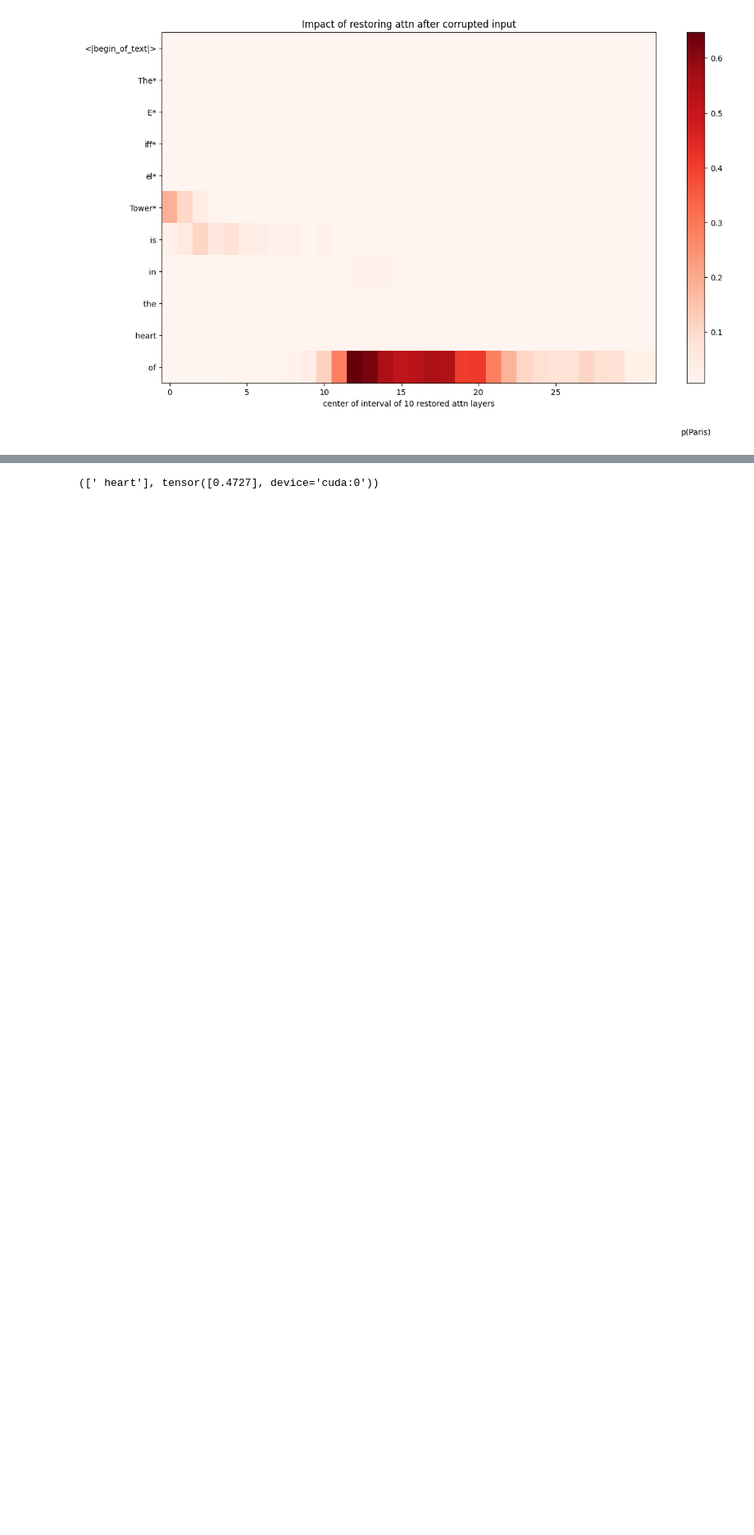
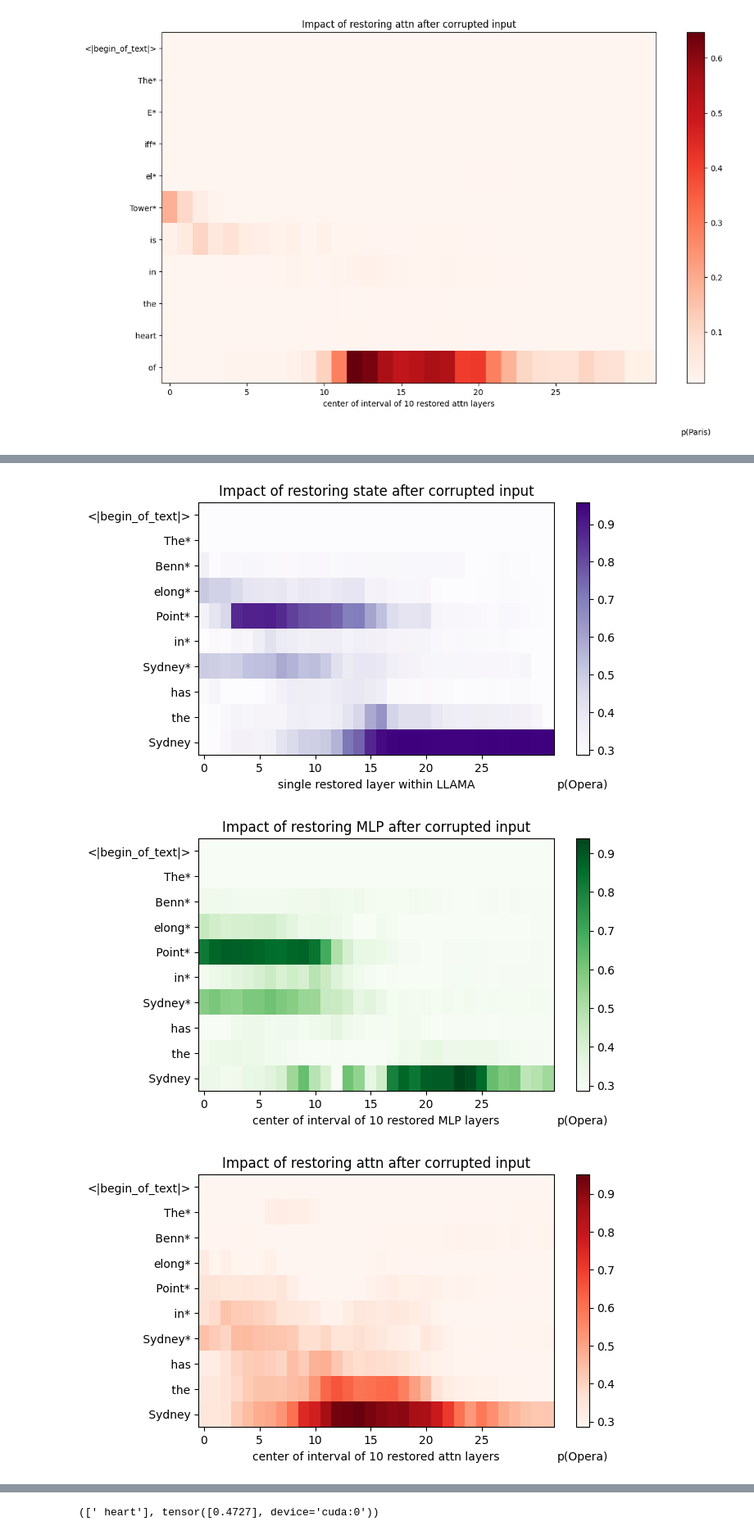
Before and after one commit to JACKPURCELL/rome, a Jupyter notebook: notebooks/validate_2_llama.ipynb, the cells around one changed output, grey strips where cells are left out. Shown at 82% size. Cells and saved outputs as stored; diff of their text form; code cells hidden in the pictures; blank space fills up the shorter version.

```diff
--- a/notebooks/validate_2_llama.ipynb
+++ b/notebooks/validate_2_llama.ipynb
@@ -334,0 +349,6 @@ Sydney = plot_all_flow(mt, "The Sydney Opera House is on the Bennelong Point in"
+# %%
+Sydney_rev = plot_all_flow(mt, "The Bennelong Point in Sydney has the Sydney", noise=noise_level, granularity=4096,subject="The Bennelong Point in Sydney")
+# %% [output]
+[figure, added]
+[figure, added]
+[figure, added]
```
Also changed, not shown: parts of 12 cells of this notebook, 1 other file.
